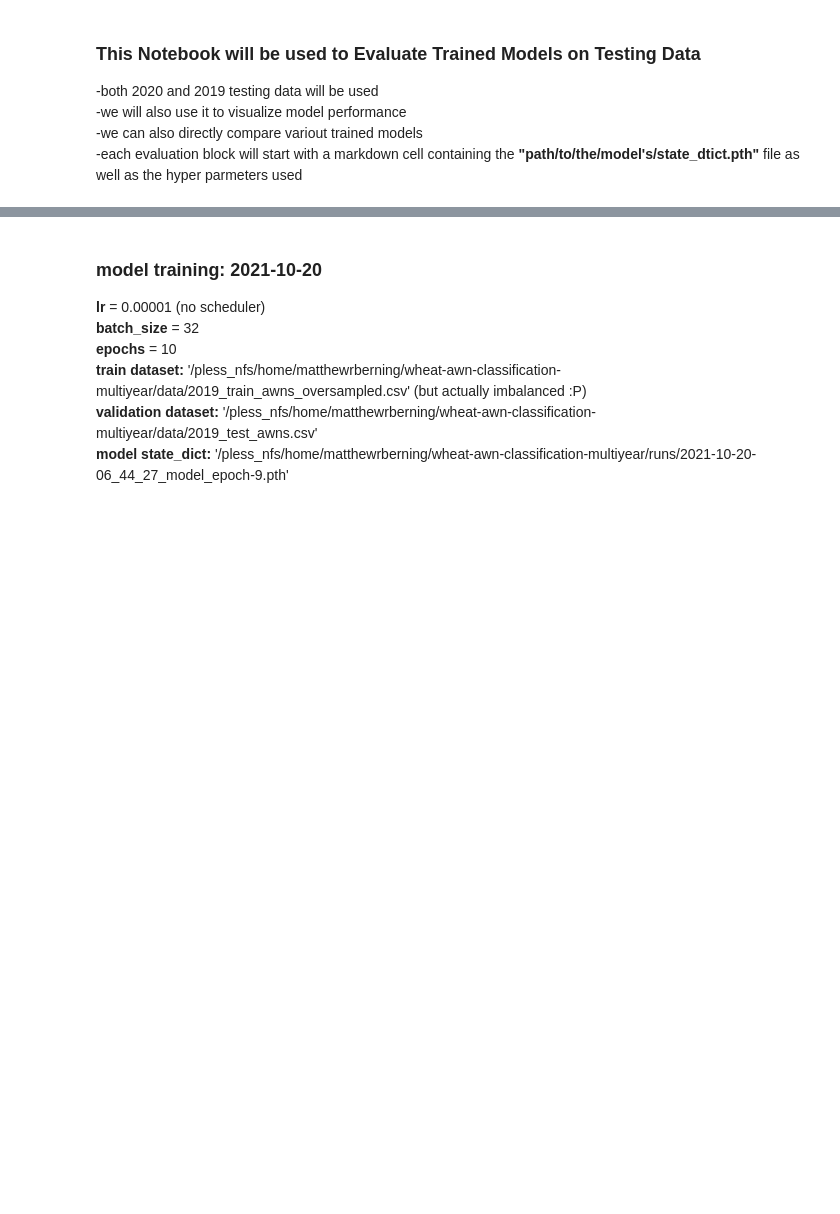
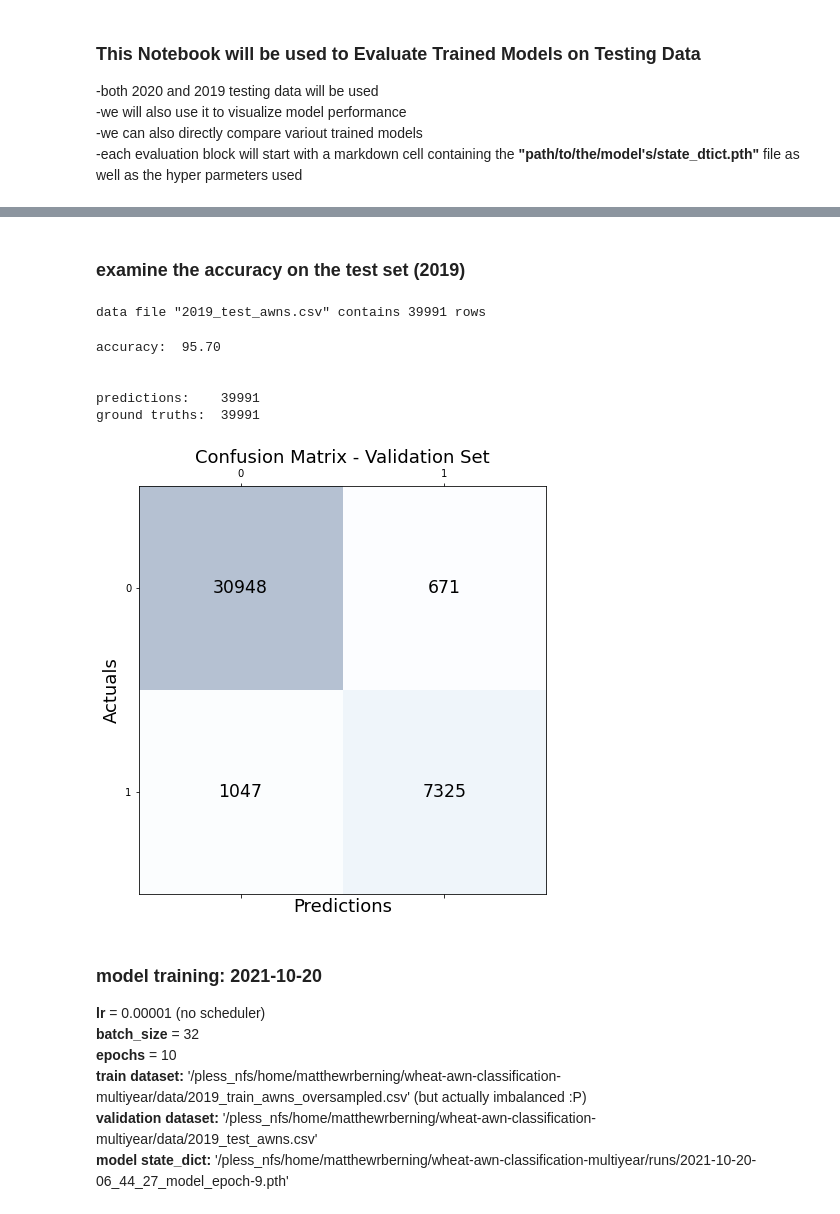
Before and after one commit to matthewrberning/wheat-awn-classification-multiyear, a Jupyter notebook: model/model_evaluation.ipynb, the cells around one changed output, grey strips where cells are left out. Cells and saved outputs as stored; diff of their text form; code cells hidden in the pictures; blank space fills up the shorter version.

```diff
--- a/model/model_evaluation.ipynb
+++ b/model/model_evaluation.ipynb
@@ -74,3 +339,19 @@ file: 2021-10-21-17_52_20_model_epoch-5.pth
+# %% [markdown]
+### examine the accuracy on the test set (2019)
+# %%
+data_csv = '/pless_nfs/home/matthewrberning/wheat-awn-classification-multiyear/data/2019_test_awns.csv'
+batch_size = 64
+
+#use helper fucntion
+get_confusion_matrix_for_dataset(data_csv, batch_size, saved_model)
+# %% [output]
+data file "2019_test_awns.csv" contains 39991 rows
+accuracy:  95.70
+
+
+predictions:    39991
+ground truths:  39991
+[figure, added]
 # %% [markdown]
 ### model training: 2021-10-20
 **lr** = 0.00001 (no scheduler)<br/>**batch_size** = 32<br/>**epochs** = 10<br/>**train dataset:** '/pless_nfs/home/matthewrberning/wheat-awn-classification-multiyear/data/2019_train_awns_oversampled.csv' (but actually imbalanced :P)<br/>**validation dataset:** '/pless_nfs/home/matthewrberning/wheat-awn-classification-multiyear/data/2019_test_awns.csv'<br/>**model state_dict:** '/pless_nfs/home/matthewrberning/wheat-awn-classification-multiyear/runs/2021-10-20-06_44_27_model_epoch-9.pth'
```
Also changed, not shown: parts of 17 cells of this notebook.
